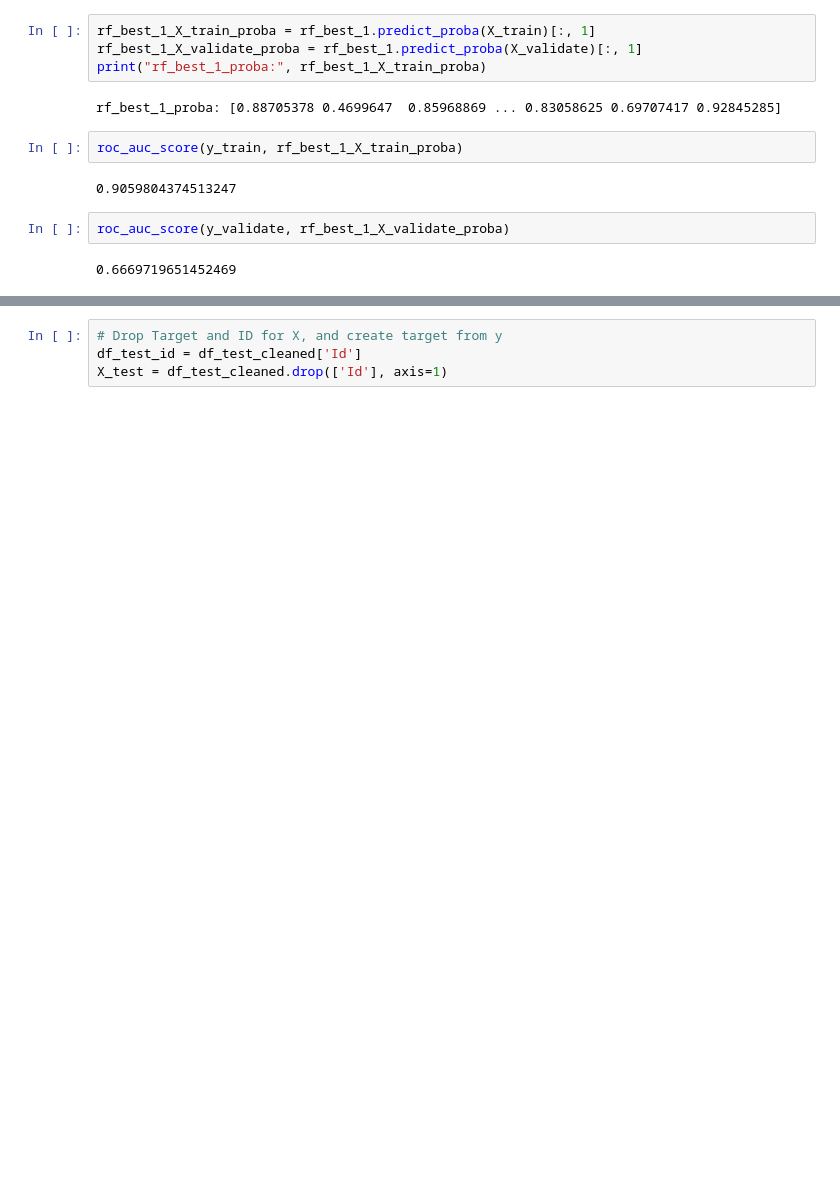
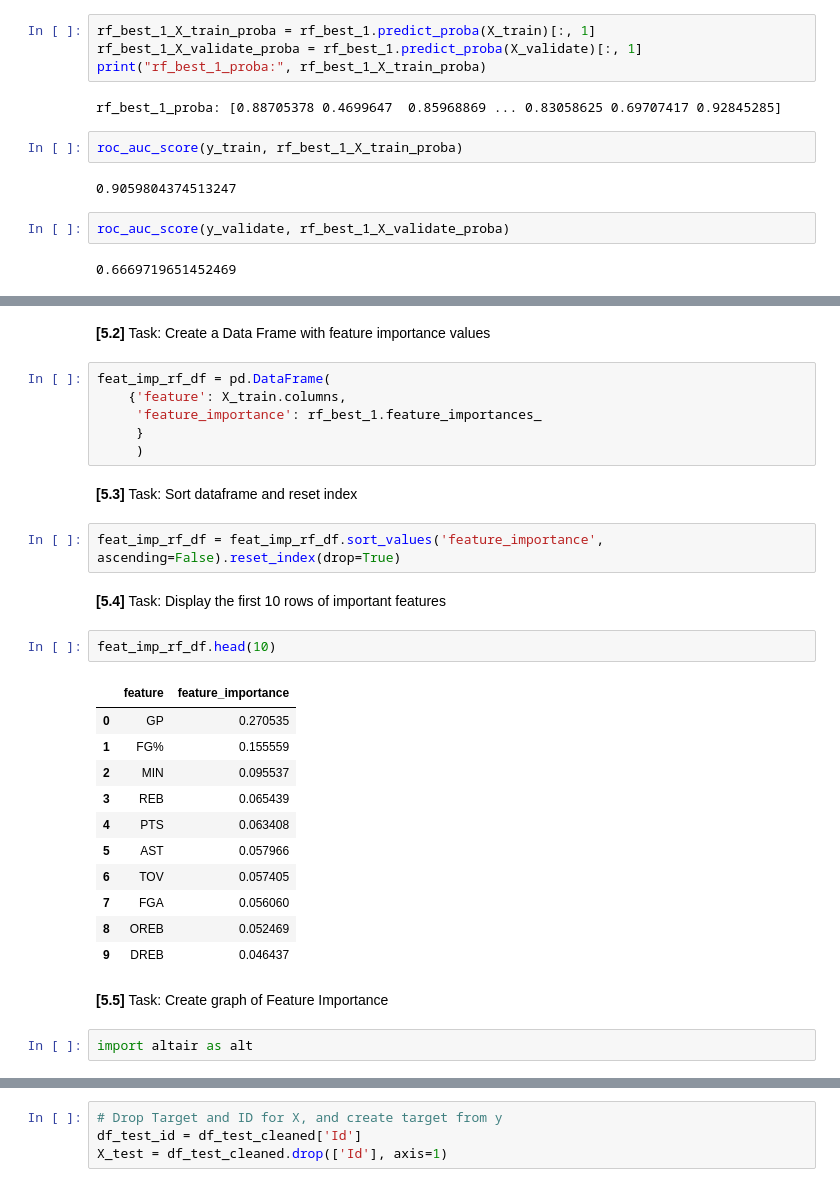
Before and after one commit to nuwanprabhath/kaggle-nba-career-prediction, a Jupyter notebook: notebooks/fragar_nathan-93087548-week1_RandomForest.ipynb, the cells around one changed output, grey strips where cells are left out. Drawn from its saved outputs; the diff is of its cells as text; blank space fills up the shorter version.

```diff
--- a/notebooks/fragar_nathan-93087548-week1_RandomForest.ipynb
+++ b/notebooks/fragar_nathan-93087548-week1_RandomForest.ipynb
@@ -412,0 +726,32 @@ roc_auc_score(y_validate, rf_best_1_X_validate_proba)
+# %% [markdown]
+**[5.2]** Task: Create a Data Frame with feature importance values
+# %%
+feat_imp_rf_df = pd.DataFrame(
+    {'feature': X_train.columns,
+     'feature_importance': rf_best_1.feature_importances_
+     }
+     )
+# %% [markdown]
+**[5.3]** Task: Sort dataframe and reset index
+# %%
+feat_imp_rf_df = feat_imp_rf_df.sort_values('feature_importance', ascending=False).reset_index(drop=True)
+# %% [markdown]
+**[5.4]** Task: Display the first 10 rows of important features
+# %%
+feat_imp_rf_df.head(10)
+# %% [output]
+|  | feature | feature_importance |
+| 0 | GP | 0.270535 |
+| 1 | FG% | 0.155559 |
+| 2 | MIN | 0.095537 |
+| 3 | REB | 0.065439 |
+| 4 | PTS | 0.063408 |
+| 5 | AST | 0.057966 |
+| 6 | TOV | 0.057405 |
+| 7 | FGA | 0.056060 |
+| 8 | OREB | 0.052469 |
+| 9 | DREB | 0.046437 |
+# %% [markdown]
+**[5.5]**  Task: Create graph of Feature Importance
+# %%
+import altair as alt
```
Also changed, not shown: parts of 53 cells of this notebook.
